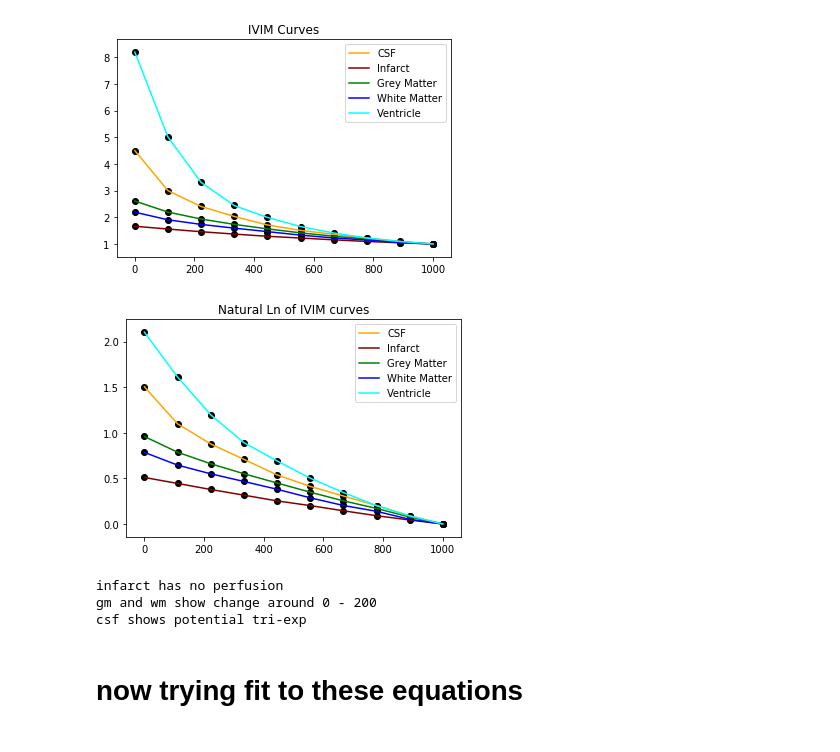
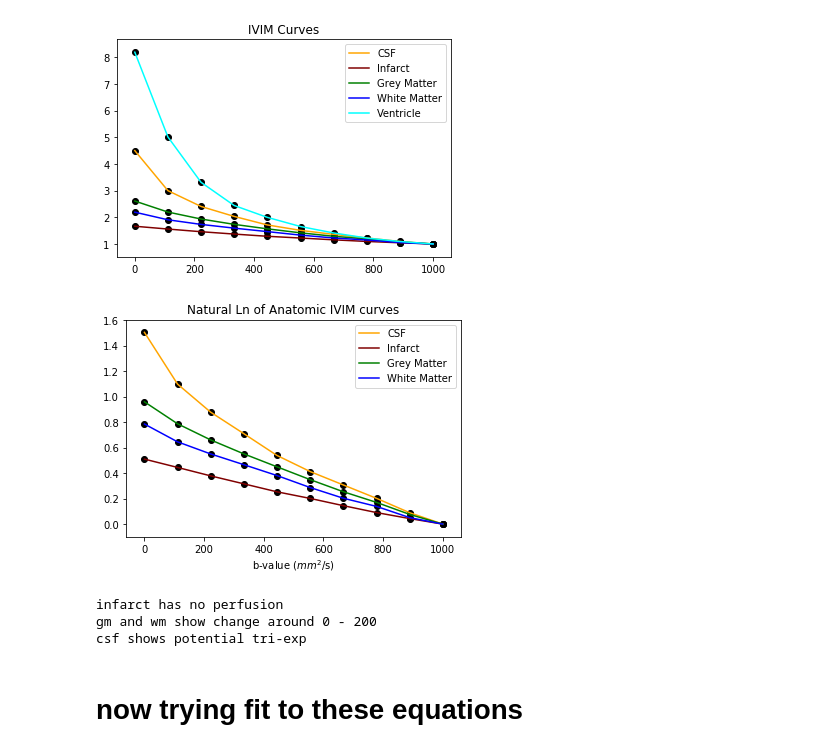
Before and after one commit to miramliu/Dissertation_Code, a Jupyter notebook: AverageIVIMCurves.ipynb, the cells around one changed output. Saved outputs shown, nothing was run; the diff lists cells and outputs as text; code cells hidden in the pictures.

Commit message:
curves for abstract

```diff
--- a/AverageIVIMCurves.ipynb
+++ b/AverageIVIMCurves.ipynb
@@ -60,21 +60,24 @@ pl.show()
 # %%
 pl.plot(Bvals,np.log(CSF/CSF[-1]),color = 'orange',label = 'CSF')
 pl.scatter(Bvals,np.log(CSF/CSF[-1]),color = 'black')
 pl.plot(Bvals,np.log(Infarct/Infarct[-1]),color = 'maroon',label = 'Infarct')
 pl.scatter(Bvals,np.log(Infarct/Infarct[-1]),color = 'black')
 pl.plot(Bvals,np.log(GM/GM[-1]),color = 'green',label = 'Grey Matter')
 pl.scatter(Bvals,np.log(GM/GM[-1]),color = 'black')
 pl.plot(Bvals,np.log(WM/WM[-1]),color = 'blue',label = 'White Matter')
 pl.scatter(Bvals,np.log(WM/WM[-1]),color = 'black')
-pl.plot(Bvals,np.log(Ventricle/Ventricle[-1]),color = 'cyan',label = 'Ventricle')
-pl.scatter(Bvals,np.log(Ventricle/Ventricle[-1]),color = 'black')
+#pl.plot(Bvals,np.log(Ventricle/Ventricle[-1]),color = 'cyan',label = 'Ventricle')
+#pl.scatter(Bvals,np.log(Ventricle/Ventricle[-1]),color = 'black')
 pl.legend()
-pl.title('Natural Ln of IVIM curves')
+pl.title('Natural Ln of Anatomic IVIM curves')
+pl.xlabel('b-value ($mm^2$/s)')
+pl.savefig('/Users/neuroimaging/Desktop/LnCurves.tif',dpi = 200)
+
 pl.show()
 
 print('infarct has no perfusion\ngm and wm show change around 0 - 200\ncsf shows potential tri-exp')
 # %% [output]
-[figure, old version]
+[figure, new version]
 infarct has no perfusion
 gm and wm show change around 0 - 200
 csf shows potential tri-exp
```
Also changed, not shown: 1 other file.
